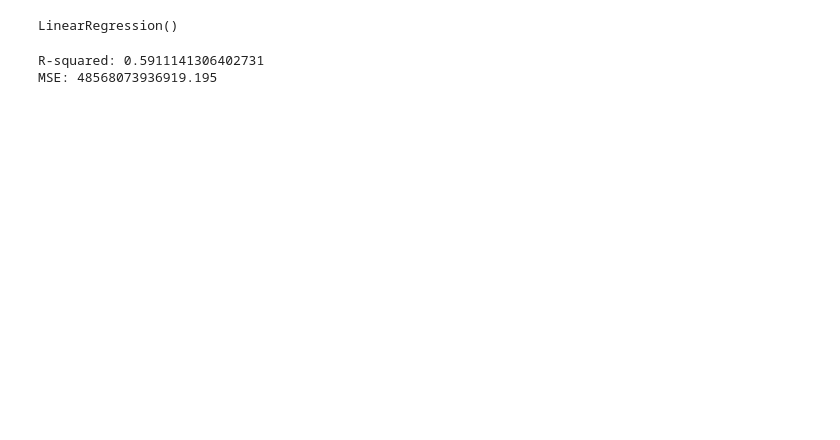
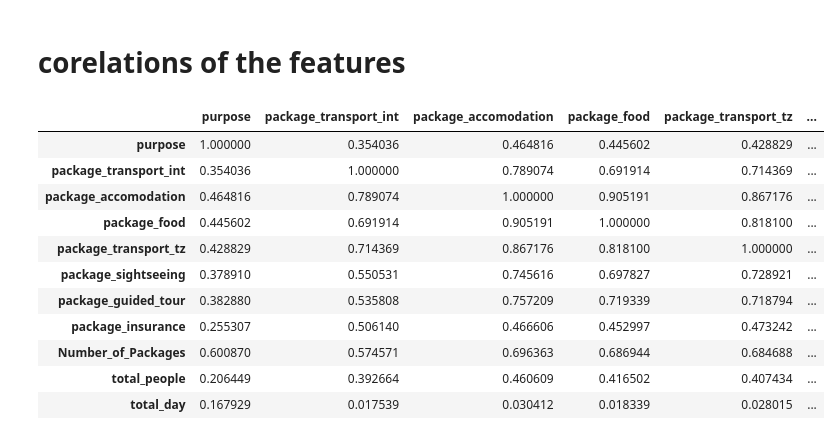
Before and after one commit to segnig/Tanzania-Tourism-Prediction, a Jupyter notebook: train.ipynb, the cells around one changed output. Saved outputs shown, nothing was run; the diff lists cells and outputs as text; code cells hidden in the pictures; blank space fills up the shorter version.

```diff
--- a/train.ipynb
+++ b/train.ipynb
@@ -169,25 +49,0 @@ counties_name_sorted
-# %%
-# contries name to conversational country name
-country_name_mapping = {
-    "SWIZERLAND": "SWITZERLAND",
-    "UAE": "United Arab Emirates",
-    "YEMEN": "YEMEN",
-    "CONGO": "Republic of the Congo",
-    "BURGARIA": "BULGARIA",
-    "DRC": "Democratic Republic of the Congo",
-    "KOREA": "South Korea",
-    "SWAZILAND": "Eswatini",
-    "CZECH REPUBLIC": "Czechia",
-    "RUSSIA": "Russia",
-    "TURKEY": "Turkiye",
-    "TRINIDAD TOBACCO": "Trinidad and Tobago",
-    "IRAN": "Iran",
-    "SLOVAKIA": "Slovakia",
-    "CAPE VERDE": "Cabo Verde",
-    "COSTARICA": "Costa Rica",
-    "PHILIPINES": "Philippines",
-    "IVORY COAST": "Côte d'Ivoire",
-    "MORROCO": "Morocco"
-}
-
-train_df["country"] = train_df["country"].replace(country_name_mapping)
@@ -1190,22 +49,0 @@ dtype: float64
-# %%
-# split dataset to train and test
-from sklearn.model_selection import train_test_split
-X_train, X_test, y_train, y_test = train_test_split(X_train, y_train, test_size=0.2, random_state=42)
-
-# linear regression
-from sklearn.linear_model import LinearRegression
-lr = LinearRegression()
-lr.fit(X_train, y_train)
-# %% [output]
-LinearRegression()
-# %%
-# evalution with train data
-y_pred = lr.predict(X_train)
-
-r2 = r2_score(y_train, y_pred)
-print("R-squared:", r2)
-mse = mean_squared_error(y_train, y_pred)
-print("MSE:", mse)
-# %% [output]
-R-squared: 0.5911141306402731
-MSE: 48568073936919.195
@@ -1211,0 +52,18 @@ MSE: 48568073936919.195
+# %% [markdown]
+# corelations of the features
+# %%
+cor_matrix = train_df.drop("total_cost", axis=1).select_dtypes("number").corr()
+cor_matrix
+# %% [output]
+|  | purpose | package_transport_int | package_accomodation | package_food | package_transport_tz | ... |
+| purpose | 1.000000 | 0.354036 | 0.464816 | 0.445602 | 0.428829 | ... |
+| package_transport_int | 0.354036 | 1.000000 | 0.789074 | 0.691914 | 0.714369 | ... |
+| package_accomodation | 0.464816 | 0.789074 | 1.000000 | 0.905191 | 0.867176 | ... |
+| package_food | 0.445602 | 0.691914 | 0.905191 | 1.000000 | 0.818100 | ... |
+| package_transport_tz | 0.428829 | 0.714369 | 0.867176 | 0.818100 | 1.000000 | ... |
+| package_sightseeing | 0.378910 | 0.550531 | 0.745616 | 0.697827 | 0.728921 | ... |
+| package_guided_tour | 0.382880 | 0.535808 | 0.757209 | 0.719339 | 0.718794 | ... |
+| package_insurance | 0.255307 | 0.506140 | 0.466606 | 0.452997 | 0.473242 | ... |
+| Number_of_Packages | 0.600870 | 0.574571 | 0.696363 | 0.686944 | 0.684688 | ... |
+| total_people | 0.206449 | 0.392664 | 0.460609 | 0.416502 | 0.407434 | ... |
+| total_day | 0.167929 | 0.017539 | 0.030412 | 0.018339 | 0.028015 | ... |
```
Also changed, not shown: parts of 141 cells of this notebook.
